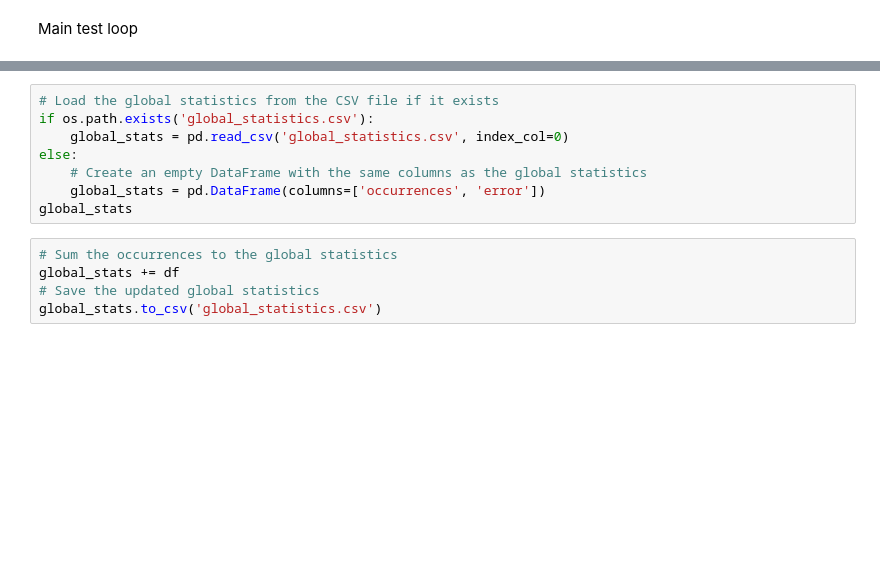
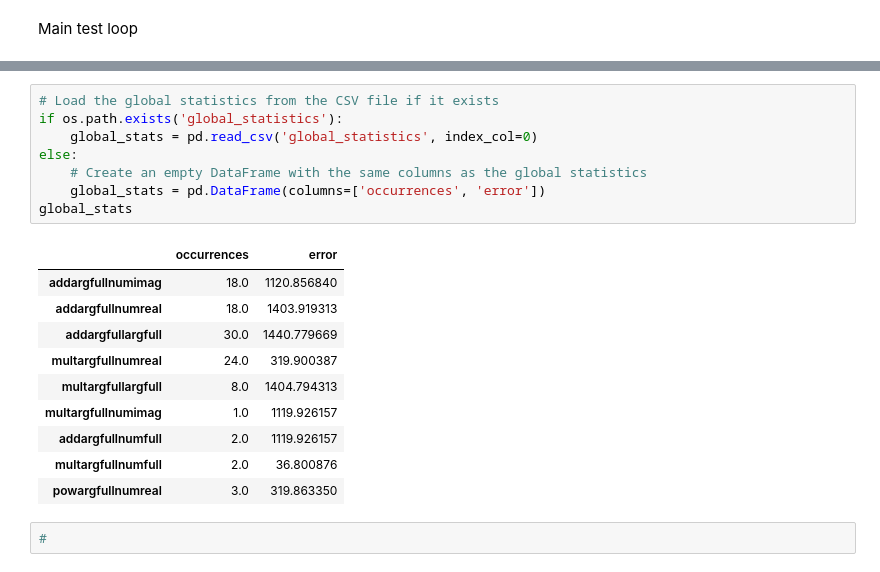
Before and after one commit to BondMachineHQ/bmsymtests, a Jupyter notebook: analyze.ipynb, the cells around one changed output, grey strips where cells are left out. Cells and saved outputs as stored; diff of their text form; blank space fills up the shorter version.

```diff
--- a/analyze.ipynb
+++ b/analyze.ipynb
@@ -141,13 +170,21 @@ df['occurrences'].plot(kind='bar', figsize=(10, 6), color='skyblue')
 # %%
 # Load the global statistics from the CSV file if it exists
-if os.path.exists('global_statistics.csv'):
-	global_stats = pd.read_csv('global_statistics.csv', index_col=0)
+if os.path.exists('global_statistics'):
+	global_stats = pd.read_csv('global_statistics', index_col=0)
 else:
 	# Create an empty DataFrame with the same columns as the global statistics
 	global_stats = pd.DataFrame(columns=['occurrences', 'error'])
 global_stats
+# %% [output]
+|  | occurrences | error |
+| addargfullnumimag | 18.0 | 1120.856840 |
+| addargfullnumreal | 18.0 | 1403.919313 |
+| addargfullargfull | 30.0 | 1440.779669 |
+| multargfullnumreal | 24.0 | 319.900387 |
+| multargfullargfull | 8.0 | 1404.794313 |
+| multargfullnumimag | 1.0 | 1119.926157 |
+| addargfullnumfull | 2.0 | 1119.926157 |
+| multargfullnumfull | 2.0 | 36.800876 |
+| powargfullnumreal | 3.0 | 319.863350 |
-# %%
-# Sum the occurrences to the global statistics
-global_stats += df
-# Save the updated global statistics
-global_stats.to_csv('global_statistics.csv')
+# %%
+#
```
Also changed, not shown: parts of 8 cells of this notebook, 2 other files.
